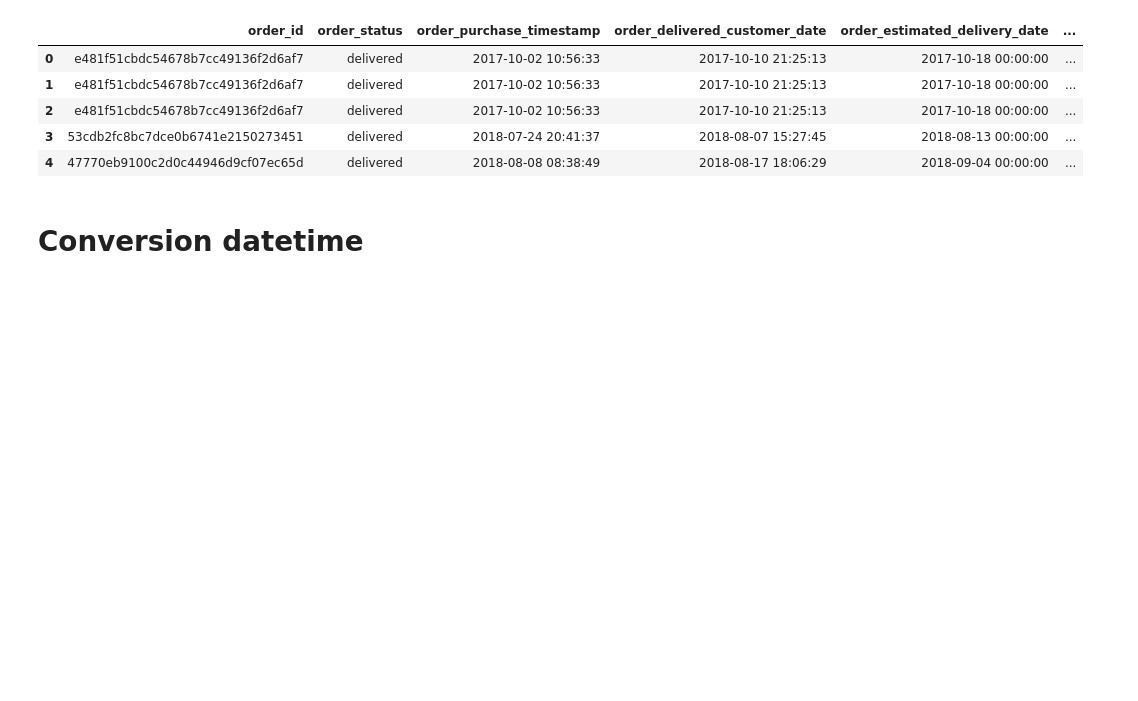
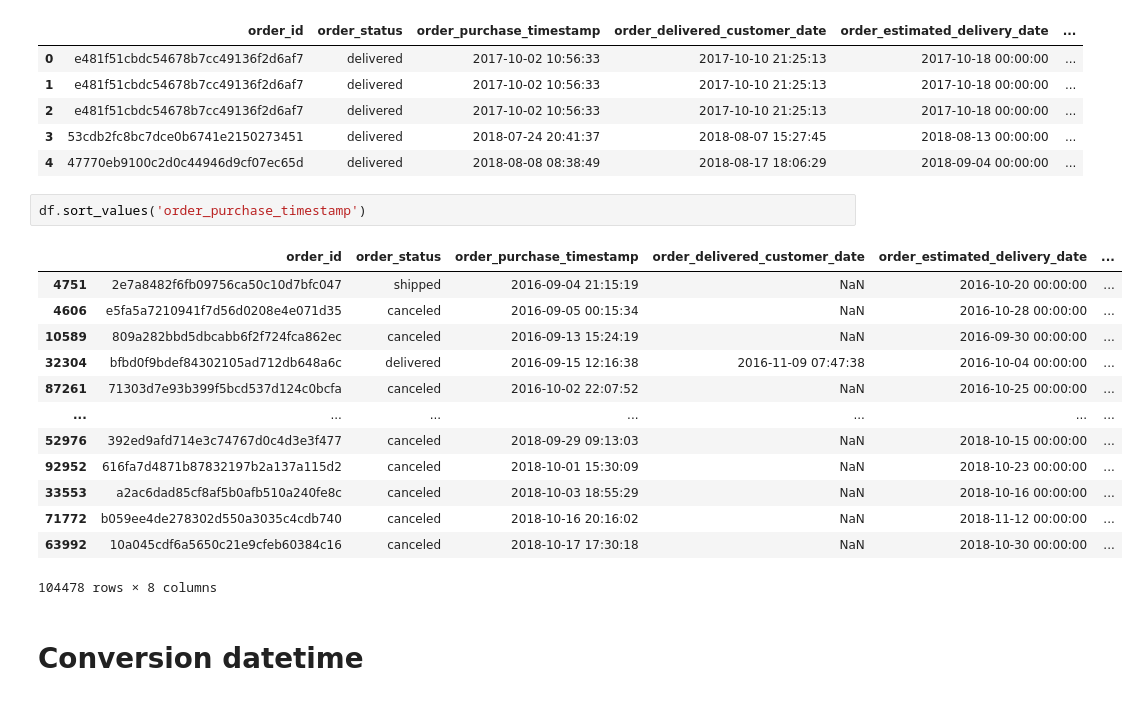
Before and after one commit to vicmcl/e-commerce, a Jupyter notebook: notebook_eda.ipynb, the cells around one changed output. Cells and saved outputs as stored; diff of their text form; blank space fills up the shorter version.

```diff
--- a/notebook_eda.ipynb
+++ b/notebook_eda.ipynb
@@ -55,6 +53,22 @@ df.head()
 | 2 | e481f51cbdc54678b7cc49136f2d6af7 | delivered | 2017-10-02 10:56:33 | 2017-10-10 21:25:13 | 2017-10-18 00:00:00 | ... |
 | 3 | 53cdb2fc8bc7dce0b6741e2150273451 | delivered | 2018-07-24 20:41:37 | 2018-08-07 15:27:45 | 2018-08-13 00:00:00 | ... |
 | 4 | 47770eb9100c2d0c44946d9cf07ec65d | delivered | 2018-08-08 08:38:49 | 2018-08-17 18:06:29 | 2018-09-04 00:00:00 | ... |
+# %%
+df.sort_values('order_purchase_timestamp')
+# %% [output]
+|  | order_id | order_status | order_purchase_timestamp | order_delivered_customer_date | order_estimated_delivery_date | ... |
+| 4751 | 2e7a8482f6fb09756ca50c10d7bfc047 | shipped | 2016-09-04 21:15:19 | NaN | 2016-10-20 00:00:00 | ... |
+| 4606 | e5fa5a7210941f7d56d0208e4e071d35 | canceled | 2016-09-05 00:15:34 | NaN | 2016-10-28 00:00:00 | ... |
+| 10589 | 809a282bbd5dbcabb6f2f724fca862ec | canceled | 2016-09-13 15:24:19 | NaN | 2016-09-30 00:00:00 | ... |
+| 32304 | bfbd0f9bdef84302105ad712db648a6c | delivered | 2016-09-15 12:16:38 | 2016-11-09 07:47:38 | 2016-10-04 00:00:00 | ... |
+| 87261 | 71303d7e93b399f5bcd537d124c0bcfa | canceled | 2016-10-02 22:07:52 | NaN | 2016-10-25 00:00:00 | ... |
+| ... | ... | ... | ... | ... | ... | ... |
+| 52976 | 392ed9afd714e3c74767d0c4d3e3f477 | canceled | 2018-09-29 09:13:03 | NaN | 2018-10-15 00:00:00 | ... |
+| 92952 | 616fa7d4871b87832197b2a137a115d2 | canceled | 2018-10-01 15:30:09 | NaN | 2018-10-23 00:00:00 | ... |
+| 33553 | a2ac6dad85cf8af5b0afb510a240fe8c | canceled | 2018-10-03 18:55:29 | NaN | 2018-10-16 00:00:00 | ... |
+| 71772 | b059ee4de278302d550a3035c4cdb740 | canceled | 2018-10-16 20:16:02 | NaN | 2018-11-12 00:00:00 | ... |
+| 63992 | 10a045cdf6a5650c21e9cfeb60384c16 | canceled | 2018-10-17 17:30:18 | NaN | 2018-10-30 00:00:00 | ... |
+104478 rows × 8 columns
 # %% [markdown]
 # Conversion datetime
 # %%
```
Also changed, not shown: parts of 17 cells of this notebook.
